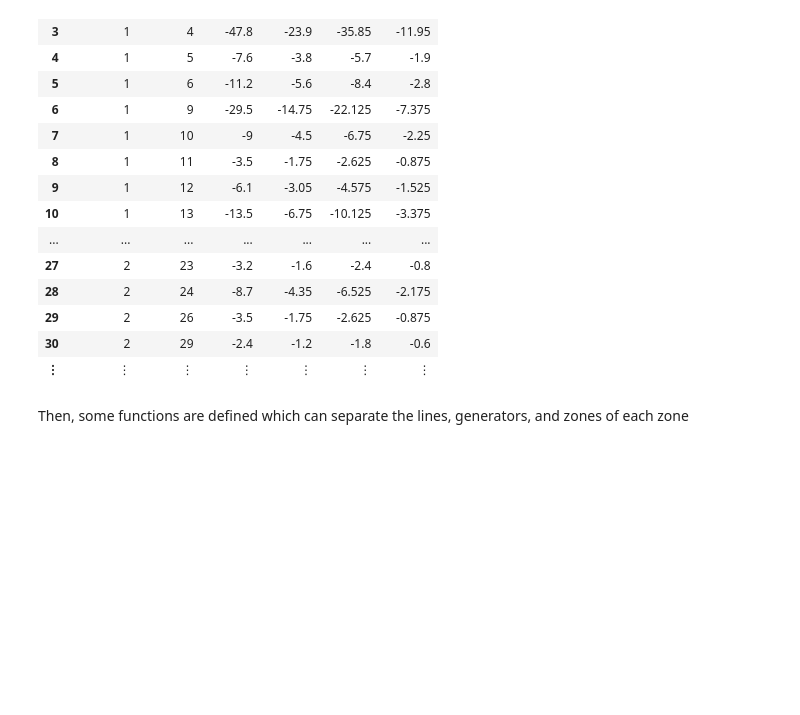
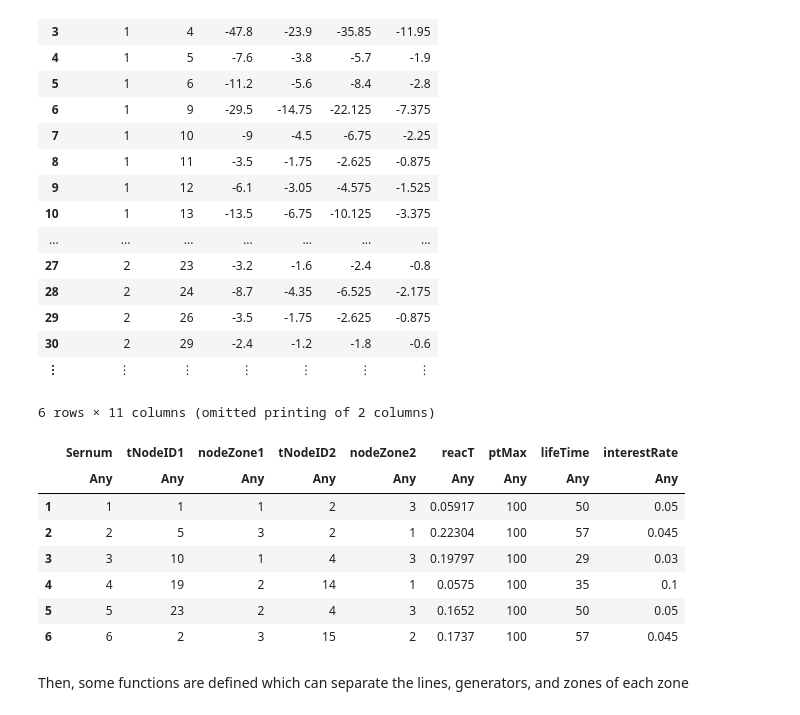
Before and after one commit to sambuddhac/Horizontal_Proper, a Jupyter notebook: Example/stage1_final.ipynb, the cells around one changed output. Saved outputs shown, nothing was run; the diff lists cells and outputs as text; code cells hidden in the pictures; blank space fills up the shorter version.

```diff
--- a/Example/stage1_final.ipynb
+++ b/Example/stage1_final.ipynb
@@ -16,12 +43,12 @@ No Changes to `~/.julia/environments/v1.5/Manifest.toml`
 # %% [markdown]
 First, the data from excel files are called and saved in dataframe formats.
 # %%
-shared_cand = DataFrame(XLSX.readtable("CandLine.xlsx", "Taul1", header=true)...) #Dataframe of shared candidate lines
-int_cand =  DataFrame(XLSX.readtable("CandLineInt.xlsx", "Taul1", header=true)...) #Dataframe of internal candidate lines
-shared_ex =  DataFrame(XLSX.readtable("SharedEline.xlsx", "Taul1", header=true)...) #Dataframe of shared existing lines
-int_ex = DataFrame(XLSX.readtable("Tran.xlsx", "Taul1", header=true)...) #Dataframe of internal existing lines
-gen =  DataFrame(XLSX.readtable("Gen.xlsx" , "Taul1", header=true)...) #Dataframe of generators
-load =  DataFrame(XLSX.readtable("Load.xlsx", "Taul1", header=true)...) #Dataframe of loads
+shared_cand = DataFrame(XLSX.readtable("../Input_Data/CandLine.csv", "Taul1", header=true)...) #Dataframe of shared candidate lines
+int_cand =  DataFrame(XLSX.readtable("../Input_Data/CandLineInt.csv", "Taul1", header=true)...) #Dataframe of internal candidate lines
+shared_ex =  DataFrame(XLSX.readtable("../Input_Data/SharedEline.csv", "Taul1", header=true)...) #Dataframe of shared existing lines
+int_ex = DataFrame(XLSX.readtable("../Input_Data/Tran.csv", "Taul1", header=true)...) #Dataframe of internal existing lines
+gen =  DataFrame(XLSX.readtable("../Input_Data/Gen.csv" , "Taul1", header=true)...) #Dataframe of generators
+load =  DataFrame(XLSX.readtable("../Input_Data/Load.csv", "Taul1", header=true)...) #Dataframe of loads
 ##An example of the load dataframe can be found as follows
 # %% [output]
 35 rows × 6 columns
@@ -43,6 +70,18 @@ load =  DataFrame(XLSX.readtable("Load.xlsx", "Taul1", header=true)...) #Datafra
 | 29 | 2 | 26 | -3.5 | -1.75 | -2.625 | -0.875 |
 | 30 | 2 | 29 | -2.4 | -1.2 | -1.8 | -0.6 |
 | ⋮ | ⋮ | ⋮ | ⋮ | ⋮ | ⋮ | ⋮ |
+# %%
+shared_cand
+# %% [output]
+6 rows × 11 columns (omitted printing of 2 columns)
+|  | Sernum | tNodeID1 | nodeZone1 | tNodeID2 | nodeZone2 | reacT | ptMax | lifeTime | interestRate |
+|  | Any | Any | Any | Any | Any | Any | Any | Any | Any |
+| 1 | 1 | 1 | 1 | 2 | 3 | 0.05917 | 100 | 50 | 0.05 |
+| 2 | 2 | 5 | 3 | 2 | 1 | 0.22304 | 100 | 57 | 0.045 |
+| 3 | 3 | 10 | 1 | 4 | 3 | 0.19797 | 100 | 29 | 0.03 |
+| 4 | 4 | 19 | 2 | 14 | 1 | 0.0575 | 100 | 35 | 0.1 |
+| 5 | 5 | 23 | 2 | 4 | 3 | 0.1652 | 100 | 50 | 0.05 |
+| 6 | 6 | 2 | 3 | 15 | 2 | 0.1737 | 100 | 57 | 0.045 |
 # %% [markdown]
 Then, some functions are defined which can separate the lines, generators, and zones of each zone
 # %%
```
Also changed, not shown: parts of 3 cells of this notebook.
